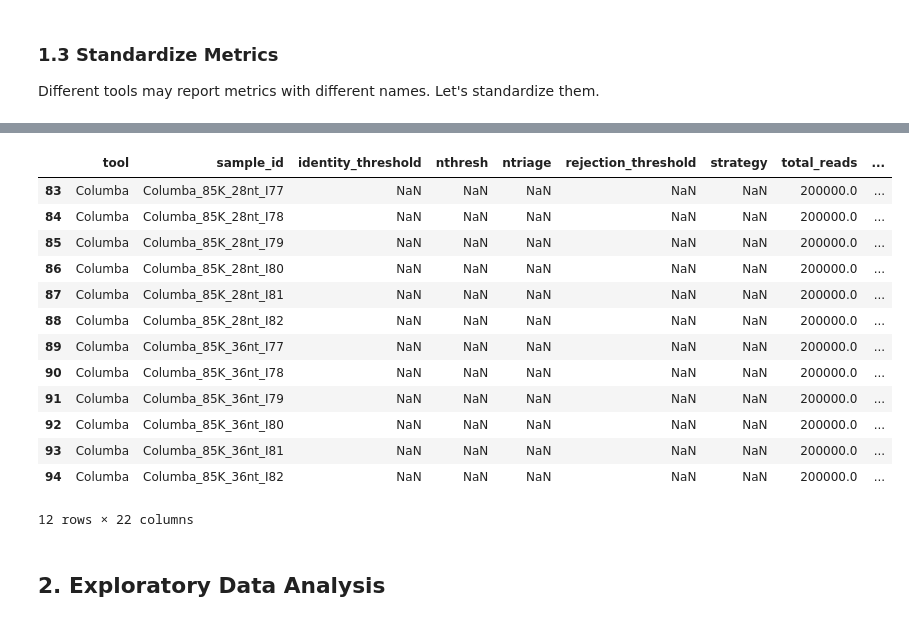
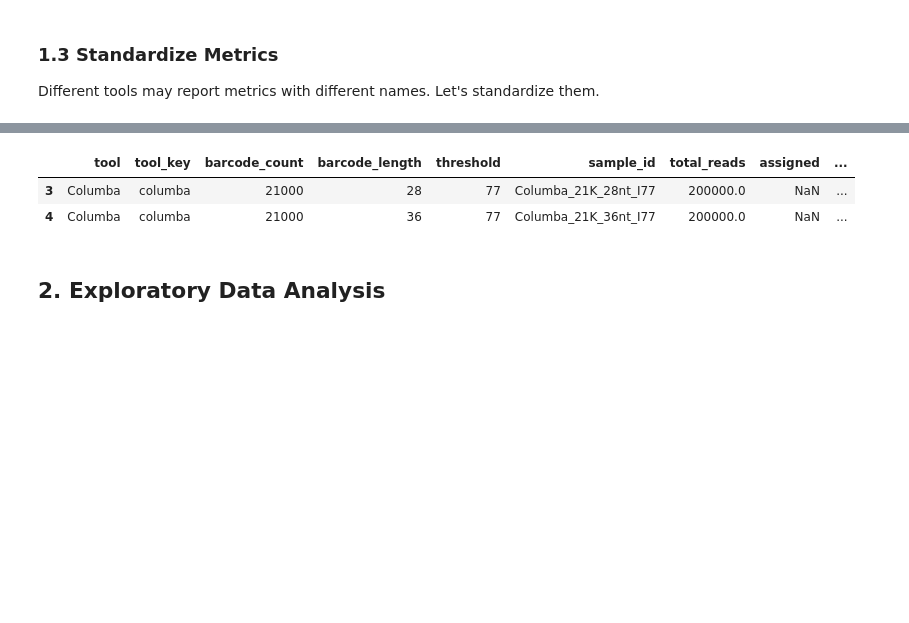
Before and after one commit to OncoRNALab/BarcodeCalling_benchmark, a Jupyter notebook: notebooks/04_barcode_count_sweep_analysis.ipynb, the cells around one changed output, grey strips where cells are left out. Saved outputs shown, nothing was run; the diff lists cells and outputs as text; code cells hidden in the pictures; blank space fills up the shorter version.

```diff
--- a/notebooks/barcode_count_sweep_analysis.ipynb
+++ b/notebooks/04_barcode_count_sweep_analysis.ipynb
@@ -241,25 +183,12 @@ Total 21K RandomBarcodes results loaded from previous: 9
 # %% [markdown]
 ### 1.2 Load All Results
 # %%
-print("=" * 80)
-print("LOADING ALL RESULTS")
-print("=" * 80)
-
-print("\n1. Loading 21K RandomBarcodes from previous experiments...")
-results_rb_21k = load_21k_randombarcodes_from_previous()
-
-print("\n2. Loading all other results (including QUIK/Columba 21K) from new parameter sweep...")
 all_results = []
 
 for tool_name, tool_config in TOOLS.items():
     print(f"\n  Tool: {tool_config['name']}")
 
     for barcode_count in [21000, 42000, 85000]:
-        # Skip RandomBarcodes 21K (already loaded from previous)
-        if tool_name == 'randombarcodes' and barcode_count == 21000:
-            print(f"    {barcode_count//1000}K: Skipped (loaded from previous)")
-            continue
-
         for barcode_length in BARCODE_LENGTHS:
             for threshold in tool_config['thresholds']:
                 result = load_results_for_tool(tool_name, barcode_count, barcode_length, threshold)
@@ -271,13 +200,12 @@ for tool_name, tool_config in TOOLS.items():
         print(f"    {barcode_count//1000}K: {len(count_results)} results")
 
 # Combine: Previous 21K RandomBarcodes + New sweep (everything else)
-df_all = pd.DataFrame(results_rb_21k + all_results)
+df_all = pd.DataFrame(all_results)
 
 print("\n" + "=" * 80)
 print("DATA LOADING COMPLETE")
 print("=" * 80)
 print(f"\nTotal results loaded: {len(df_all)}")
-print(f"  - 21K RandomBarcodes (from previous): {len(results_rb_21k)}")
 print(f"  - All other results (from new sweep): {len(all_results)}")
 print(f"\nBreakdown by tool:")
 for tool_name, tool_config in TOOLS.items():
@@ -287,13 +215,13 @@ for tool_name, tool_config in TOOLS.items():
         count = len(tool_results[tool_results['barcode_count'] == bc])
         print(f"    {bc//1000}K: {count}")
 
-# Standardize metric names across both sources
-df_all['tool'] = df_all.apply(lambda x: TOOLS[x['tool_key']]['name'], axis=1)
+# # Standardize metric names across both sources
+# df_all['tool'] = df_all.apply(lambda x: TOOLS[x['tool_key']]['name'], axis=1)
 
-# Display sample
-print("\n" + "=" * 80)
-print("SAMPLE DATA (first 3 rows)")
-print("=" * 80)
-display_cols = ['tool', 'barcode_count', 'barcode_length', 'threshold', 'precision', 'recall', 'f1_score']
-print(df_all[display_cols].head(3).to_string(index=False))
+# # Display sample
+# print("\n" + "=" * 80)
+# print("SAMPLE DATA (first 3 rows)")
+# print("=" * 80)
+# display_cols = ['tool', 'barcode_count', 'barcode_length', 'threshold', 'precision', 'recall', 'f1_score']
+# print(df_all[display_cols].head(3).to_string(index=False))
 # %% [output]
@@ -349,23 +287,12 @@ Standardized metrics created.
 Metrics available: precision, recall, f1_score
 # %%
 tool = "Columba"
-count = 85000
+count = 21000
 df_all[(df_all['tool'] == tool) & (df_all['barcode_count'] == count)]
 # %% [output]
-|  | tool | sample_id | identity_threshold | nthresh | ntriage | rejection_threshold | strategy | total_reads | ... |
-| 83 | Columba | Columba_85K_28nt_I77 | NaN | NaN | NaN | NaN | NaN | 200000.0 | ... |
-| 84 | Columba | Columba_85K_28nt_I78 | NaN | NaN | NaN | NaN | NaN | 200000.0 | ... |
-| 85 | Columba | Columba_85K_28nt_I79 | NaN | NaN | NaN | NaN | NaN | 200000.0 | ... |
-| 86 | Columba | Columba_85K_28nt_I80 | NaN | NaN | NaN | NaN | NaN | 200000.0 | ... |
-| 87 | Columba | Columba_85K_28nt_I81 | NaN | NaN | NaN | NaN | NaN | 200000.0 | ... |
-| 88 | Columba | Columba_85K_28nt_I82 | NaN | NaN | NaN | NaN | NaN | 200000.0 | ... |
-| 89 | Columba | Columba_85K_36nt_I77 | NaN | NaN | NaN | NaN | NaN | 200000.0 | ... |
-| 90 | Columba | Columba_85K_36nt_I78 | NaN | NaN | NaN | NaN | NaN | 200000.0 | ... |
-| 91 | Columba | Columba_85K_36nt_I79 | NaN | NaN | NaN | NaN | NaN | 200000.0 | ... |
-| 92 | Columba | Columba_85K_36nt_I80 | NaN | NaN | NaN | NaN | NaN | 200000.0 | ... |
-| 93 | Columba | Columba_85K_36nt_I81 | NaN | NaN | NaN | NaN | NaN | 200000.0 | ... |
-| 94 | Columba | Columba_85K_36nt_I82 | NaN | NaN | NaN | NaN | NaN | 200000.0 | ... |
+|  | tool | tool_key | barcode_count | barcode_length | threshold | sample_id | total_reads | assigned | ... |
+| 3 | Columba | columba | 21000 | 28 | 77 | Columba_21K_28nt_I77 | 200000.0 | NaN | ... |
+| 4 | Columba | columba | 21000 | 36 | 77 | Columba_21K_36nt_I77 | 200000.0 | NaN | ... |
-12 rows × 22 columns
 # %% [markdown]
 ## 2. Exploratory Data Analysis
 # %% [markdown]
```
Also changed, not shown: parts of 7 cells of this notebook, 30 other files.
